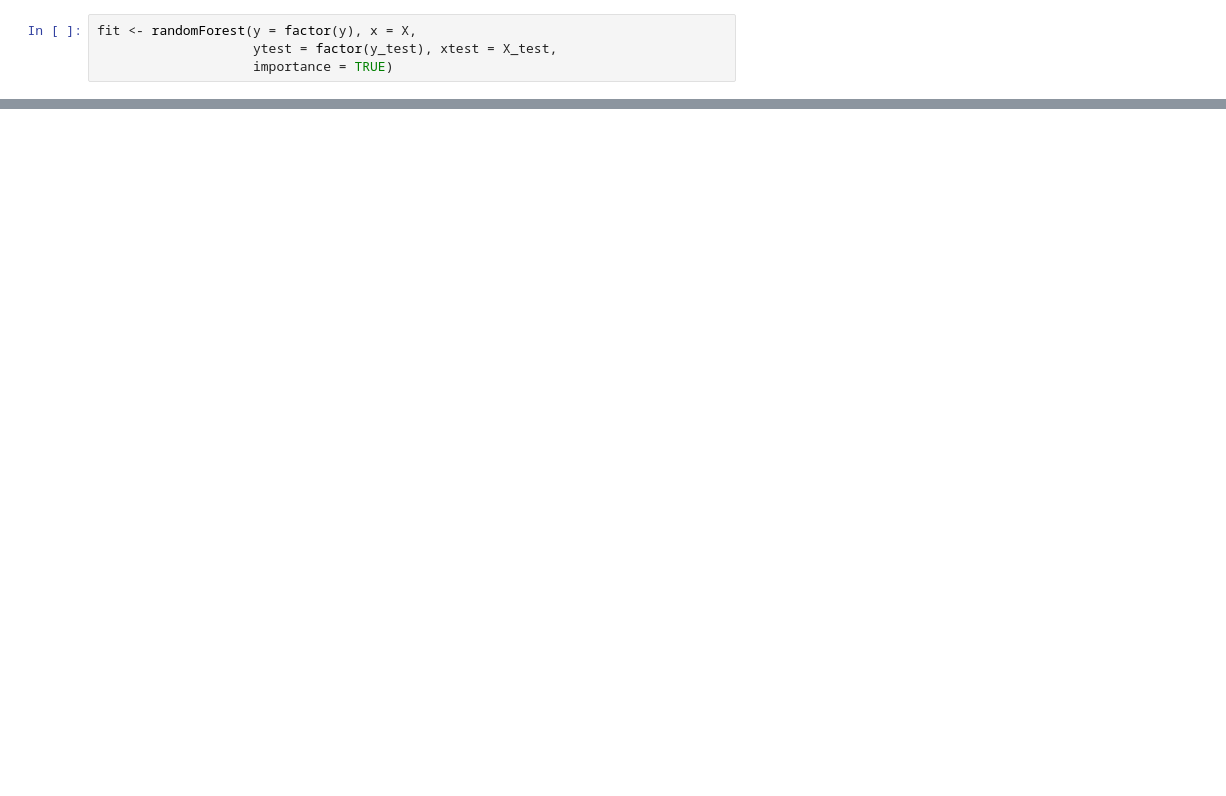
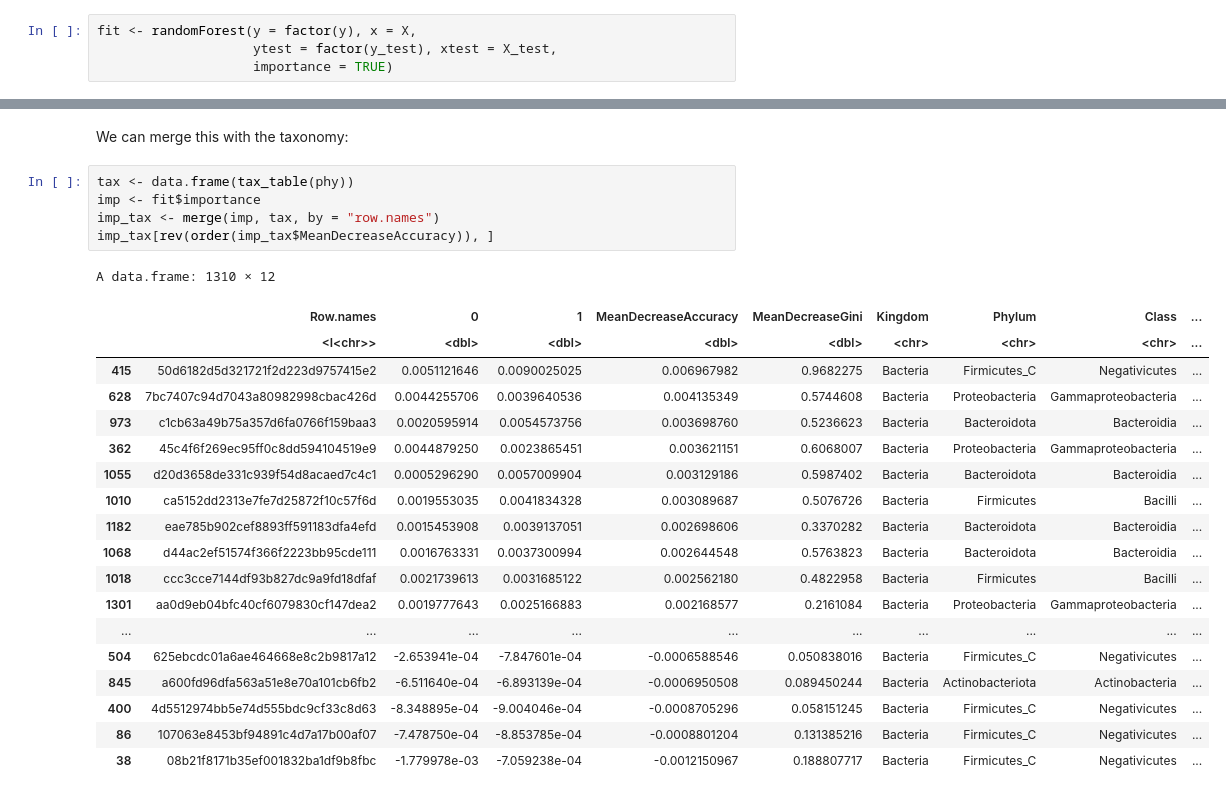
Before and after one commit to microUCPH/amplicon_data_analysis, a Jupyter notebook: ipynb/superlearn.ipynb, the cells around one changed output, grey strips where cells are left out. Drawn from its saved outputs; the diff is of its cells as text; blank space fills up the shorter version.

```diff
--- a/ipynb/superlearn.ipynb
+++ b/ipynb/superlearn.ipynb
@@ -246,0 +272,27 @@ fit$importance[rev(order(fit$importance[, "MeanDecreaseAccuracy"])), ]
+# %% [markdown]
+We can merge this with the taxonomy:
+# %%
+tax <- data.frame(tax_table(phy))
+imp <- fit$importance
+imp_tax <- merge(imp, tax, by = "row.names")
+imp_tax[rev(order(imp_tax$MeanDecreaseAccuracy)), ]
+# %% [output]
+A data.frame: 1310 × 12
+|  | Row.names | 0 | 1 | MeanDecreaseAccuracy | MeanDecreaseGini | Kingdom | Phylum | Class | ... |
+|  | <I<chr>> | <dbl> | <dbl> | <dbl> | <dbl> | <chr> | <chr> | <chr> | ... |
+| 415 | 50d6182d5d321721f2d223d9757415e2 | 0.0051121646 | 0.0090025025 | 0.006967982 | 0.9682275 | Bacteria | Firmicutes_C | Negativicutes | ... |
+| 628 | 7bc7407c94d7043a80982998cbac426d | 0.0044255706 | 0.0039640536 | 0.004135349 | 0.5744608 | Bacteria | Proteobacteria | Gammaproteobacteria | ... |
+| 973 | c1cb63a49b75a357d6fa0766f159baa3 | 0.0020595914 | 0.0054573756 | 0.003698760 | 0.5236623 | Bacteria | Bacteroidota | Bacteroidia | ... |
+| 362 | 45c4f6f269ec95ff0c8dd594104519e9 | 0.0044879250 | 0.0023865451 | 0.003621151 | 0.6068007 | Bacteria | Proteobacteria | Gammaproteobacteria | ... |
+| 1055 | d20d3658de331c939f54d8acaed7c4c1 | 0.0005296290 | 0.0057009904 | 0.003129186 | 0.5987402 | Bacteria | Bacteroidota | Bacteroidia | ... |
+| 1010 | ca5152dd2313e7fe7d25872f10c57f6d | 0.0019553035 | 0.0041834328 | 0.003089687 | 0.5076726 | Bacteria | Firmicutes | Bacilli | ... |
+| 1182 | eae785b902cef8893ff591183dfa4efd | 0.0015453908 | 0.0039137051 | 0.002698606 | 0.3370282 | Bacteria | Bacteroidota | Bacteroidia | ... |
+| 1068 | d44ac2ef51574f366f2223bb95cde111 | 0.0016763331 | 0.0037300994 | 0.002644548 | 0.5763823 | Bacteria | Bacteroidota | Bacteroidia | ... |
+| 1018 | ccc3cce7144df93b827dc9a9fd18dfaf | 0.0021739613 | 0.0031685122 | 0.002562180 | 0.4822958 | Bacteria | Firmicutes | Bacilli | ... |
+| 1301 | aa0d9eb04bfc40cf6079830cf147dea2 | 0.0019777643 | 0.0025166883 | 0.002168577 | 0.2161084 | Bacteria | Proteobacteria | Gammaproteobacteria | ... |
+| ... | ... | ... | ... | ... | ... | ... | ... | ... | ... |
+| 504 | 625ebcdc01a6ae464668e8c2b9817a12 | -2.653941e-04 | -7.847601e-04 | -0.0006588546 | 0.050838016 | Bacteria | Firmicutes_C | Negativicutes | ... |
+| 845 | a600fd96dfa563a51e8e70a101cb6fb2 | -6.511640e-04 | -6.893139e-04 | -0.0006950508 | 0.089450244 | Bacteria | Actinobacteriota | Actinobacteria | ... |
+| 400 | 4d5512974bb5e74d555bdc9cf33c8d63 | -8.348895e-04 | -9.004046e-04 | -0.0008705296 | 0.058151245 | Bacteria | Firmicutes_C | Negativicutes | ... |
+| 86 | 107063e8453bf94891c4d7a17b00af07 | -7.478750e-04 | -8.853785e-04 | -0.0008801204 | 0.131385216 | Bacteria | Firmicutes_C | Negativicutes | ... |
+| 38 | 08b21f8171b35ef001832ba1df9b8fbc | -1.779978e-03 | -7.059238e-04 | -0.0012150967 | 0.188807717 | Bacteria | Firmicutes_C | Negativicutes | ... |
```
Also changed, not shown: parts of 9 cells of this notebook, 44 other files.
